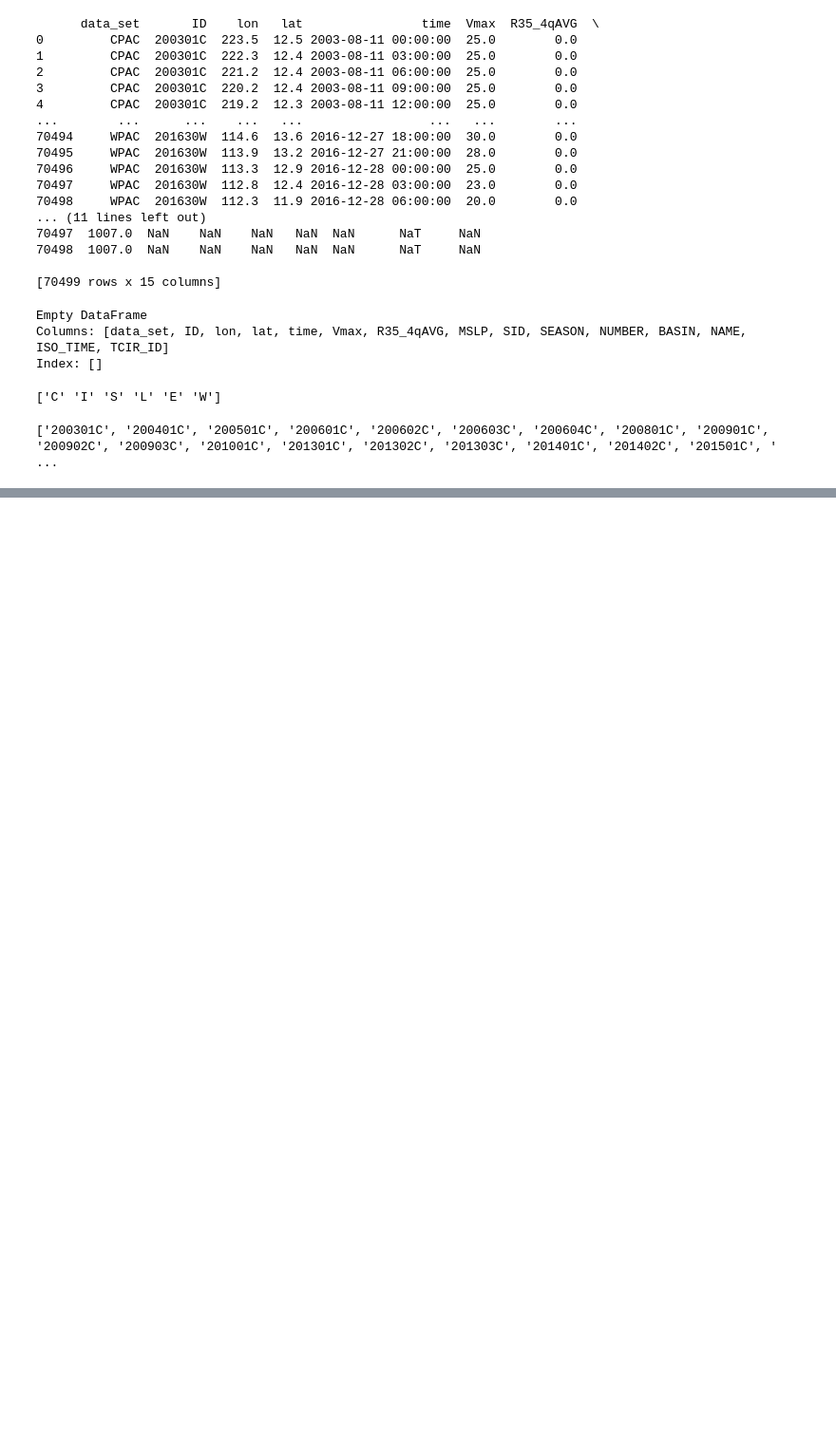
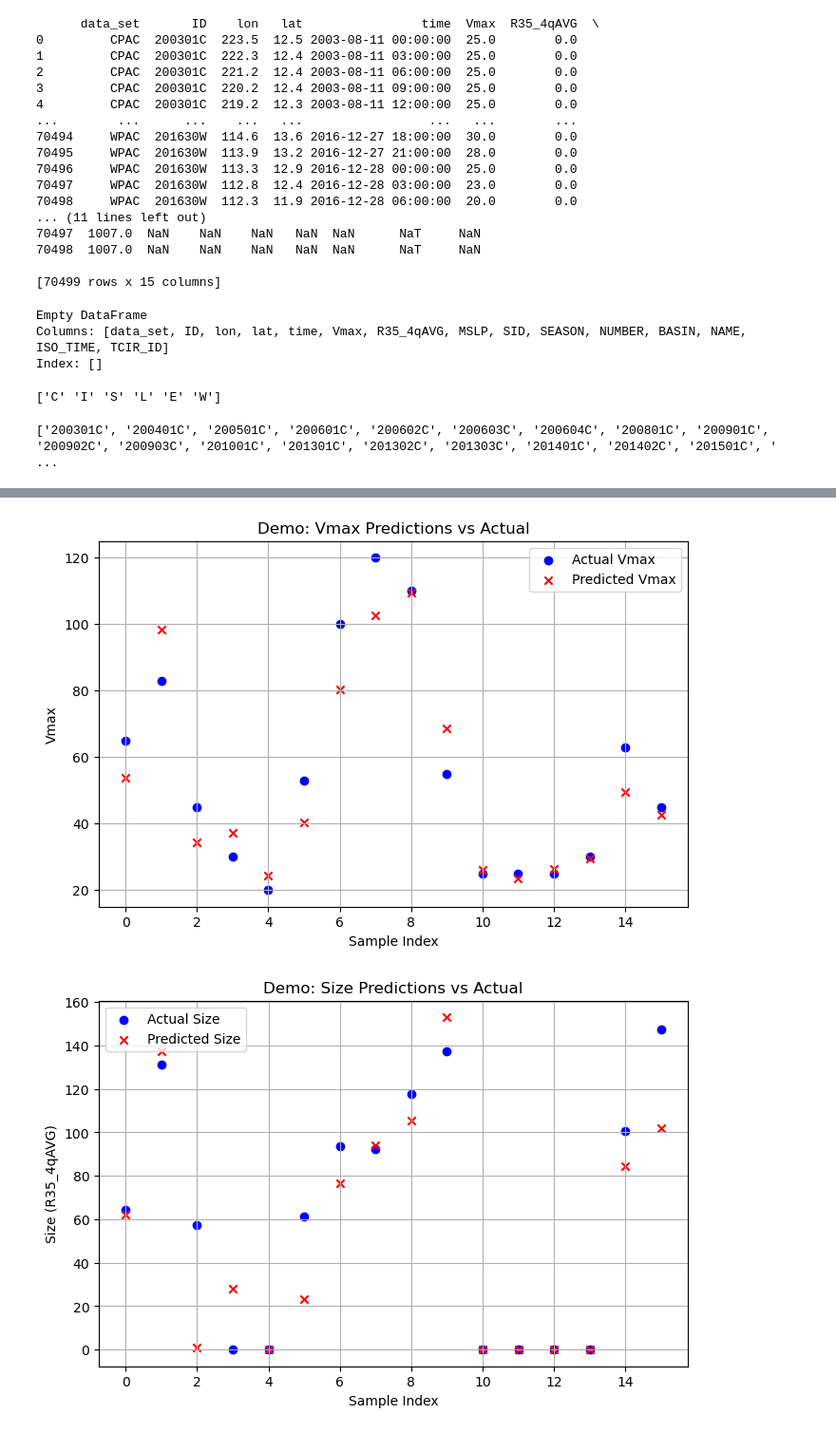
Before and after one commit to kendrickgolden/ML-hurricane-prediction, a Jupyter notebook: Final_KG.ipynb, the cells around one changed output, grey strips where cells are left out. Shown at 95% size. Drawn from its saved outputs; the diff is of its cells as text; code cells hidden in the pictures; blank space fills up the shorter version.

```diff
--- a/Final_KG.ipynb
+++ b/Final_KG.ipynb
@@ -472,0 +724,42 @@ print(ibtracs_all.head())
+# %%
+import matplotlib.pyplot as plt
+
+multi_task_model.eval()
+demo_loader = torch.utils.data.DataLoader(test_dataset_mul, batch_size=16, shuffle=True)
+X_demo, labels_demo = next(iter(demo_loader))
+
+# move data to device
+X_demo = X_demo.to(device)
+labels_demo = labels_demo.to(device).float()
+vmax_true = labels_demo[:, 0]
+size_true = labels_demo[:, 1]
+
+with torch.no_grad():
+    pred_vmax, pred_size = multi_task_model(X_demo)
+    pred_vmax = pred_vmax.squeeze()
+    pred_size = pred_size.squeeze()
+
+# Plot Vmax
+plt.figure(figsize=(8,5))
+plt.scatter(range(len(vmax_true)), vmax_true.cpu(), color='blue', marker='o', label='Actual Vmax')
+plt.scatter(range(len(pred_vmax)), pred_vmax.cpu(), color='red', marker='x', label='Predicted Vmax')
+plt.xlabel('Sample Index')
+plt.ylabel('Vmax')
+plt.title('Demo: Vmax Predictions vs Actual')
+plt.legend()
+plt.grid(True)
+plt.show()
+
+# Plot Size
+plt.figure(figsize=(8,5))
+plt.scatter(range(len(size_true)), size_true.cpu(), color='blue', marker='o', label='Actual Size')
+plt.scatter(range(len(pred_size)), pred_size.cpu(), color='red', marker='x', label='Predicted Size')
+plt.xlabel('Sample Index')
+plt.ylabel('Size (R35_4qAVG)')
+plt.title('Demo: Size Predictions vs Actual')
+plt.legend()
+plt.grid(True)
+plt.show()
+# %% [output]
+[figure, added]
+[figure, added]
```
Also changed, not shown: parts of 9 cells of this notebook, 15 other files.
